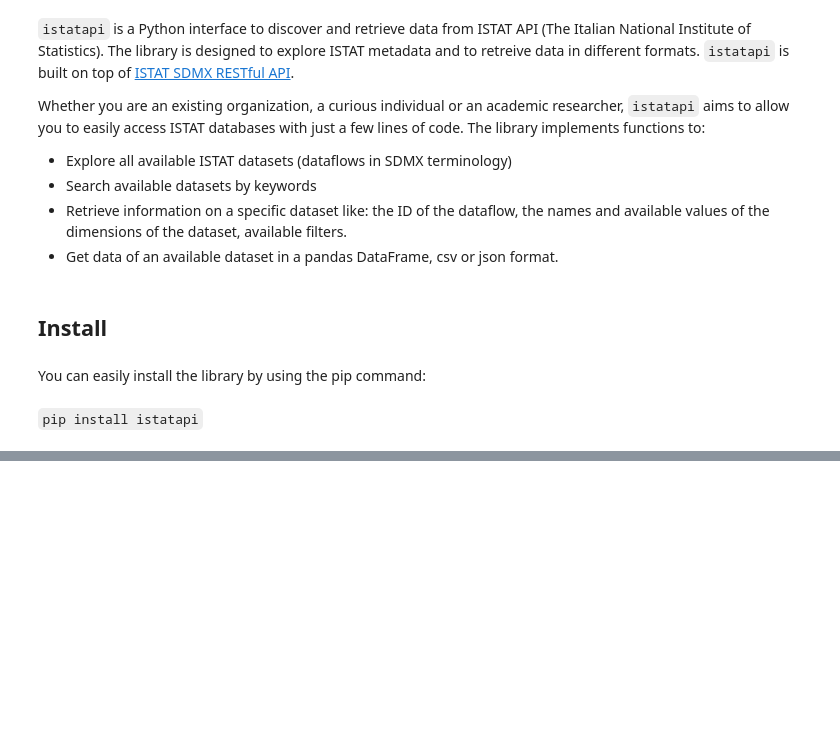
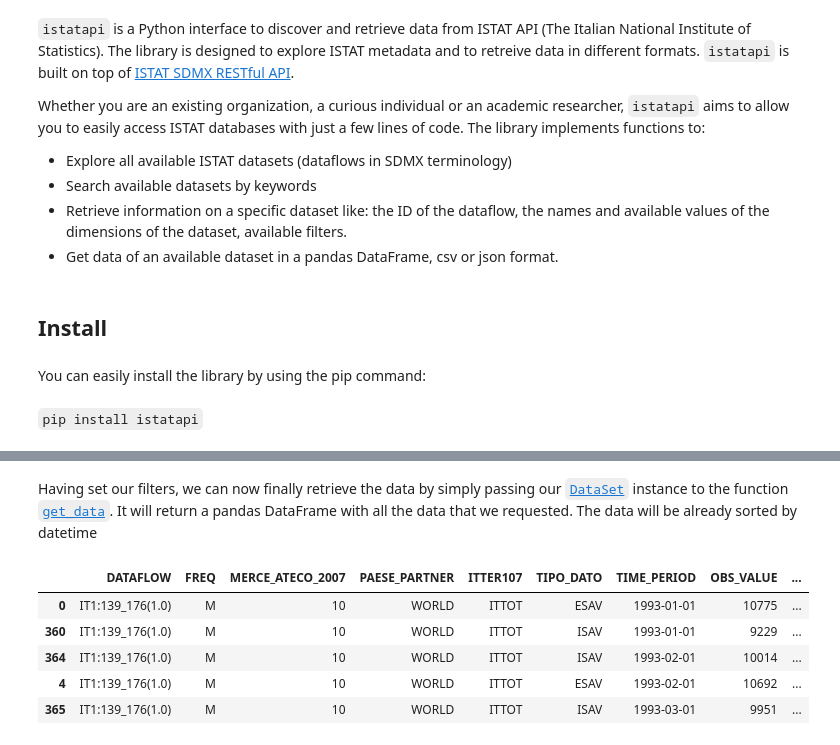
Before and after one commit to Attol8/istatapi, a Jupyter notebook: _proc/index.ipynb, the cells around one changed output, grey strips where cells are left out. Saved outputs shown, nothing was run; the diff lists cells and outputs as text; code cells hidden in the pictures; blank space fills up the shorter version.

```diff
--- a/_proc/index.ipynb
+++ b/_proc/index.ipynb
@@ -30,0 +98,12 @@ With `istatapi` we can search through all the available datasets by simply using
+# %% [markdown]
+Having set our filters, we can now finally retrieve the data by simply passing our [`DataSet`](https://Attol8.github.io/istatapi/discovery.html#dataset) instance to the function [`get_data`](https://Attol8.github.io/istatapi/retrieval.html#get_data). It will return a pandas DataFrame with all the data that we requested. The data will be already sorted by datetime
+# %%
+trade_df = retrieval.get_data(ds)
+trade_df.head()
+# %% [output]
+|  | DATAFLOW | FREQ | MERCE_ATECO_2007 | PAESE_PARTNER | ITTER107 | TIPO_DATO | TIME_PERIOD | OBS_VALUE | ... |
+| 0 | IT1:139_176(1.0) | M | 10 | WORLD | ITTOT | ESAV | 1993-01-01 | 10775 | ... |
+| 360 | IT1:139_176(1.0) | M | 10 | WORLD | ITTOT | ISAV | 1993-01-01 | 9229 | ... |
+| 364 | IT1:139_176(1.0) | M | 10 | WORLD | ITTOT | ISAV | 1993-02-01 | 10014 | ... |
+| 4 | IT1:139_176(1.0) | M | 10 | WORLD | ITTOT | ESAV | 1993-02-01 | 10692 | ... |
+| 365 | IT1:139_176(1.0) | M | 10 | WORLD | ITTOT | ISAV | 1993-03-01 | 9951 | ... |
```
Also changed, not shown: parts of 19 cells of this notebook, 3 other files.
